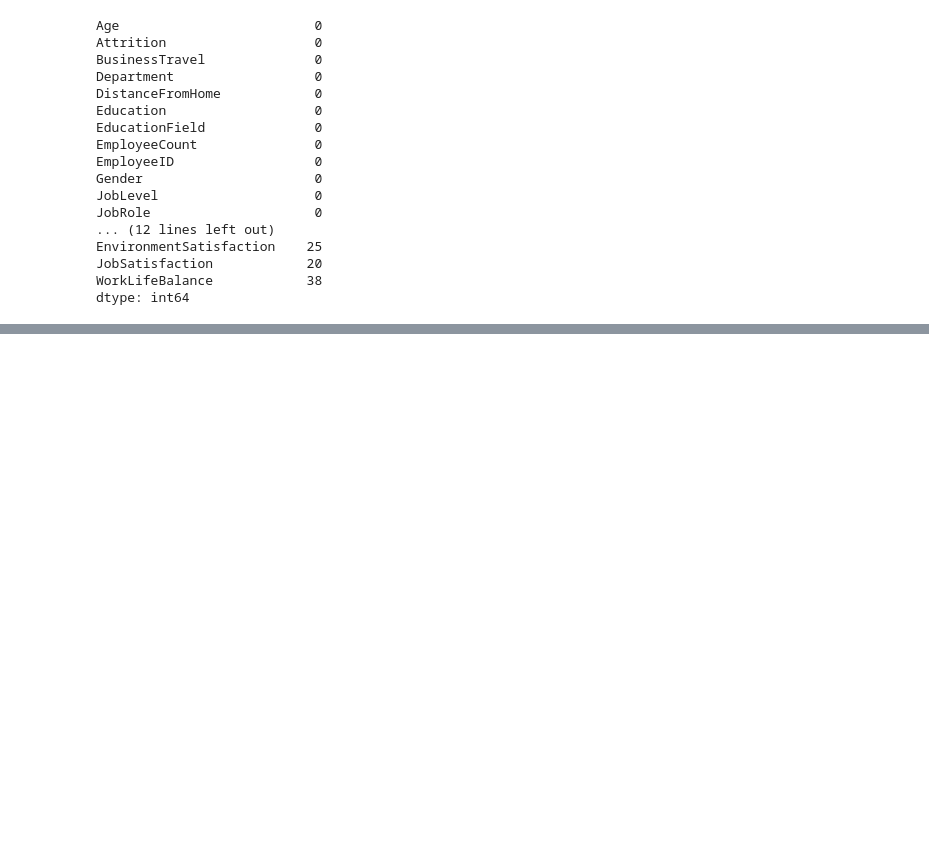
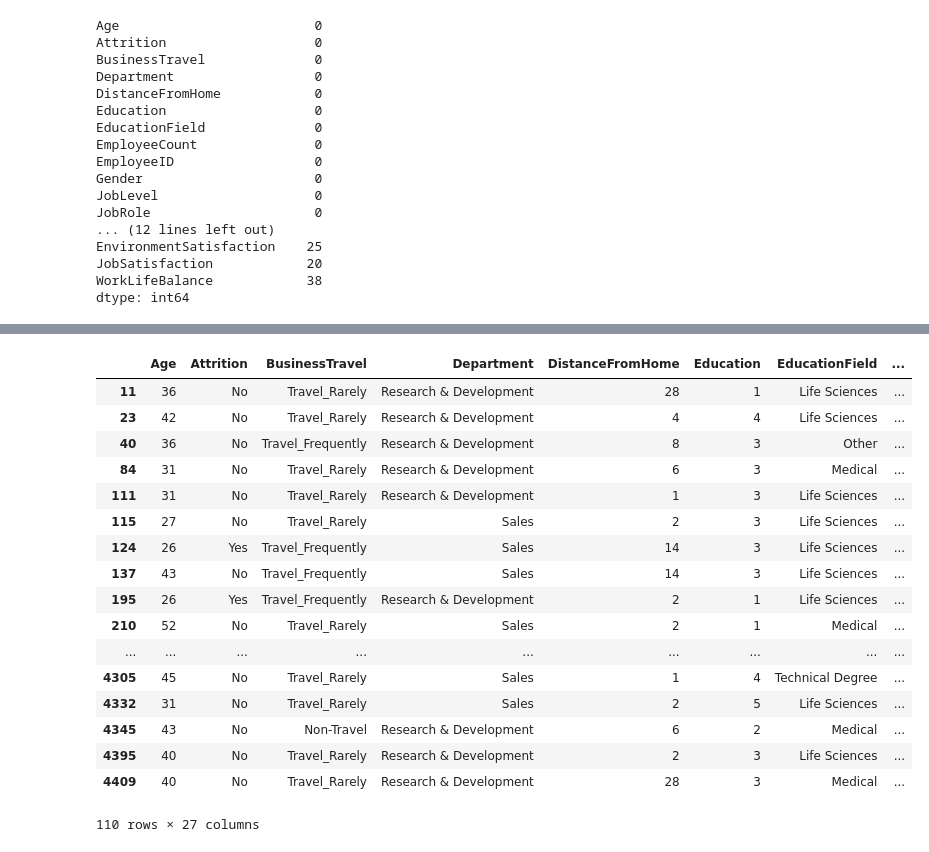
Before and after one commit to ftinelli27/General_Assembly_Data_Science_Course, a Jupyter notebook: Final_Project/Part_2_Brief.ipynb, the cells around one changed output, grey strips where cells are left out. Drawn from its saved outputs; the diff is of its cells as text; code cells hidden in the pictures; blank space fills up the shorter version.

```diff
--- a/Final_Project/Part_2_Brief.ipynb
+++ b/Final_Project/Part_2_Brief.ipynb
@@ -155,0 +177,22 @@ dtype: int64
+# %%
+# Look at null values
+hr[hr.isnull().any(axis=1)]
+# %% [output]
+|  | Age | Attrition | BusinessTravel | Department | DistanceFromHome | Education | EducationField | ... |
+| 11 | 36 | No | Travel_Rarely | Research & Development | 28 | 1 | Life Sciences | ... |
+| 23 | 42 | No | Travel_Rarely | Research & Development | 4 | 4 | Life Sciences | ... |
+| 40 | 36 | No | Travel_Frequently | Research & Development | 8 | 3 | Other | ... |
+| 84 | 31 | No | Travel_Rarely | Research & Development | 6 | 3 | Medical | ... |
+| 111 | 31 | No | Travel_Rarely | Research & Development | 1 | 3 | Life Sciences | ... |
+| 115 | 27 | No | Travel_Rarely | Sales | 2 | 3 | Life Sciences | ... |
+| 124 | 26 | Yes | Travel_Frequently | Sales | 14 | 3 | Life Sciences | ... |
+| 137 | 43 | No | Travel_Frequently | Sales | 14 | 3 | Life Sciences | ... |
+| 195 | 26 | Yes | Travel_Frequently | Research & Development | 2 | 1 | Life Sciences | ... |
+| 210 | 52 | No | Travel_Rarely | Sales | 2 | 1 | Medical | ... |
+| ... | ... | ... | ... | ... | ... | ... | ... | ... |
+| 4305 | 45 | No | Travel_Rarely | Sales | 1 | 4 | Technical Degree | ... |
+| 4332 | 31 | No | Travel_Rarely | Sales | 2 | 5 | Life Sciences | ... |
+| 4345 | 43 | No | Non-Travel | Research & Development | 6 | 2 | Medical | ... |
+| 4395 | 40 | No | Travel_Rarely | Research & Development | 2 | 3 | Life Sciences | ... |
+| 4409 | 40 | No | Travel_Rarely | Research & Development | 28 | 3 | Medical | ... |
+110 rows × 27 columns
```
Also changed, not shown: parts of 2 cells of this notebook.
